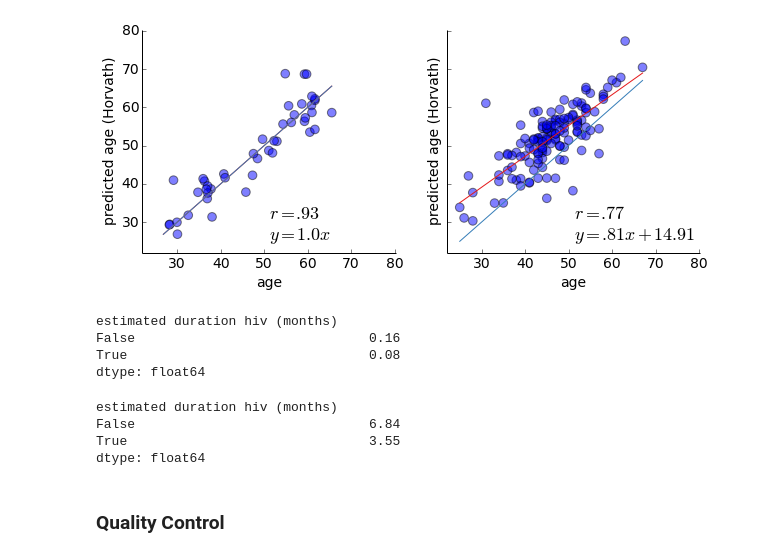
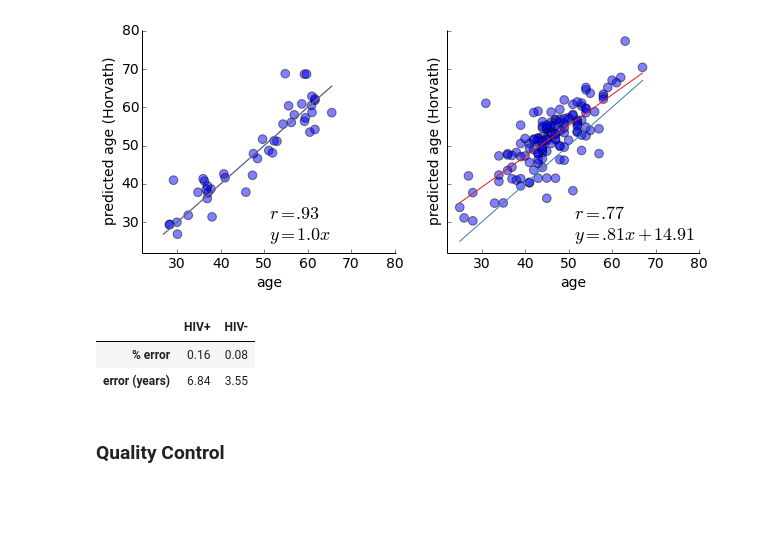
Before and after one commit to theandygross/HIV_Methylation, a Jupyter notebook: HIV_Age_Advancement.ipynb, the cells around one changed output. Cells and saved outputs as stored; diff of their text form; code cells hidden in the pictures; blank space fills up the shorter version.

```diff
--- a/HIV_Age_Advancement.ipynb
+++ b/HIV_Age_Advancement.ipynb
@@ -71,19 +62,11 @@ plot_regression(age, pred_horvath_adj.ix[ti(duration!='Control')], ax=axs[1])
 # %% [output]
 [figure]
-# %%
-((age - pred_horvath_adj) / age).abs().groupby(duration == 'Control').mean()
-# %% [output]
-estimated duration hiv (months)
-False                              0.16
-True                               0.08
-dtype: float64
-# %%
-((age - pred_horvath_adj)).abs().groupby(duration == 'Control').mean()
-# %% [output]
-estimated duration hiv (months)
-False                              6.84
-True                               3.55
-dtype: float64
+# %%
+get_error(age, pred_horvath_adj, denominator='x', groups=hiv)
+# %% [output]
+|  | HIV+ | HIV- |
+| % error | 0.16 | 0.08 |
+| error (years) | 6.84 | 3.55 |
 # %% [markdown]
 ### Quality Control
 # %% [markdown]
```
Also changed, not shown: parts of 24 cells of this notebook, 1 other file.
